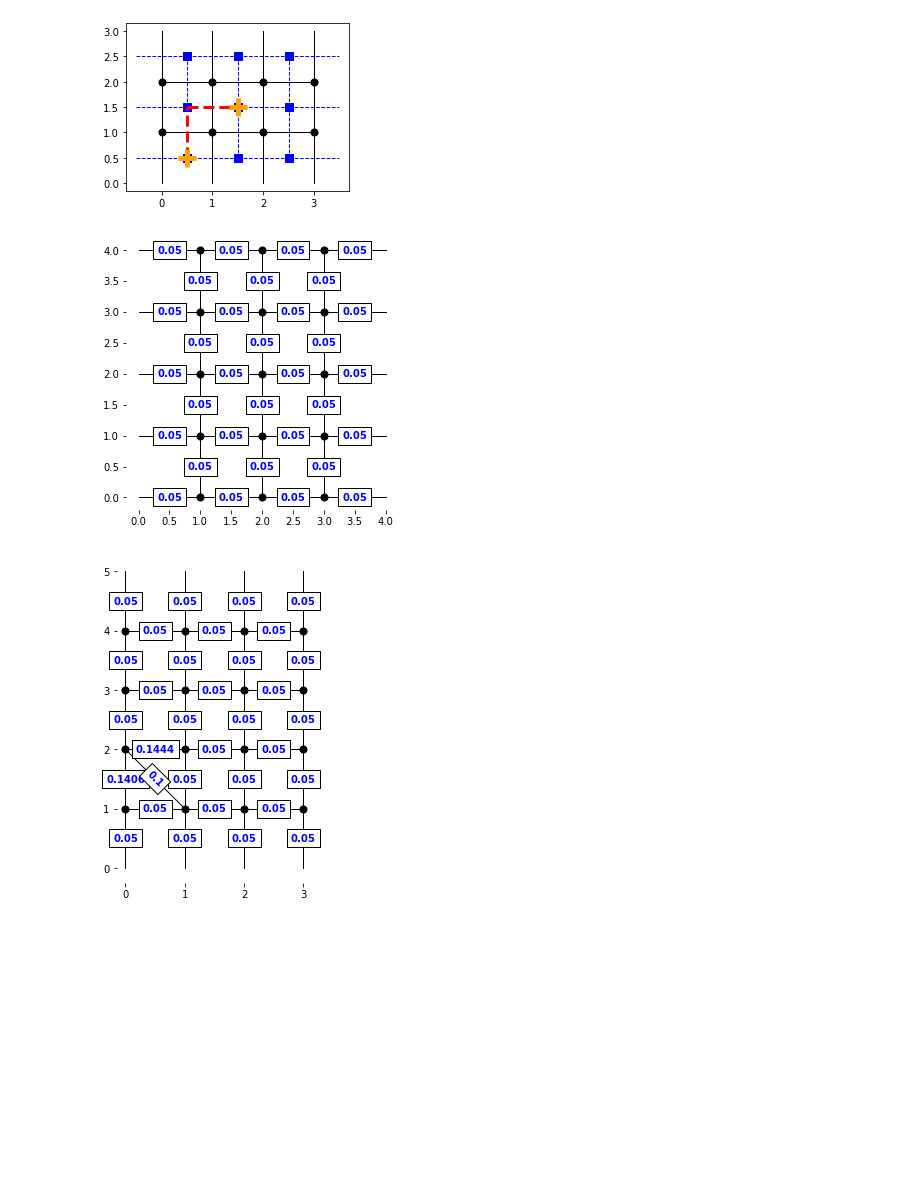
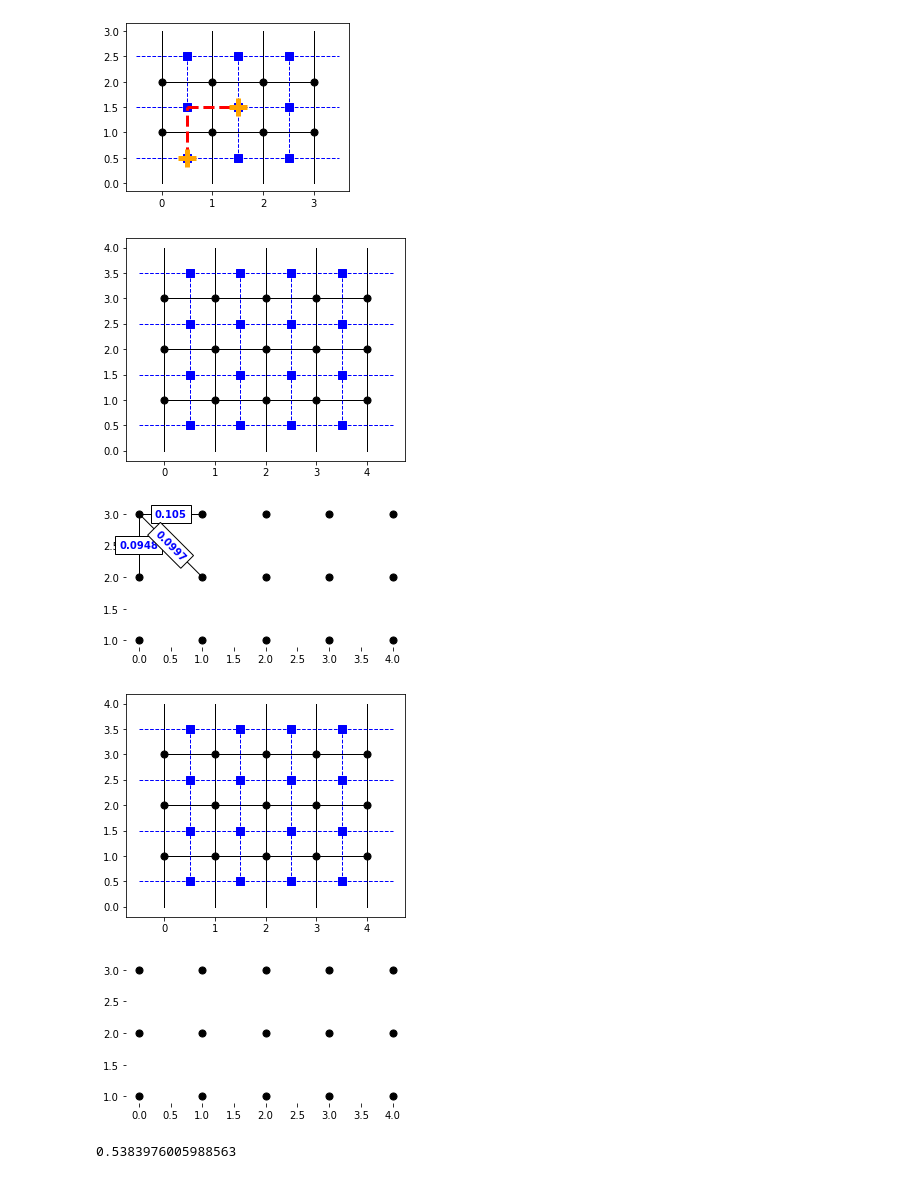
Before and after one commit to JulianZDing/PlanarCode, a Jupyter notebook: Photonic Planar Code Testing.ipynb, the cells around one changed output. Drawn from its saved outputs; the diff is of its cells as text; code cells hidden in the pictures; blank space fills up the shorter version.

```diff
--- a/Photonic Planar Code Testing.ipynb
+++ b/Photonic Planar Code Testing.ipynb
@@ -17,19 +17,30 @@ syndrome = lattice.measure_syndrome(debug=True)
 [figure]
 # %%
 L, W = (5, 5)
-pz=0.05
-px=0.05
-rz=0.02
-rx=0.02
+pz=0
+px=0
+rz=0.05
+rx=0.05
 # %%
-code = PhotonicPlanarCode(L, W, boundaries=np.array([0, 1], dtype=bool), pz=pz, px=px, rz=rz, rx=rx)
+code = PhotonicPlanarCode(L, W, pz=pz, px=px, rz=rz, rx=rx)
+plot_planar_code(code, plot_dual=True, show_errors=True, show_syndrome=True)
+failed = np.zeros(code.dual.shape, dtype=bool)
+failed[1,2] = True
+code.measure_syndrome(lattice=1, failed_sites=failed)
 plot_error_probabilities(code.primal)
-failed_sites = np.zeros(code.primal.shape, dtype=bool)
-failed_sites[1,1] = True
-code.measure_syndrome(failed_sites=failed_sites)
-plot_error_probabilities(code.dual)
+plot_planar_code(code, plot_dual=True, show_errors=True, show_syndrome=True)
+code.primal.reset_error_model()
+plot_error_probabilities(code.primal)
 # %% [output]
-[figure, old version]
+[figure, new version]
-[figure, old version]
+[figure, new version]
+[figure, added]
+[figure, added]
+# %%
+key = (0,1,1)
+CorrelatedPlanarLattice.dump_error(code.primal.heralded_p, key, 0.5)
+code.primal.heralded_p[key]
+# %% [output]
+0.5383976005988563
 # %%
 code.reset()
```
Also changed, not shown: parts of 1 cell of this notebook, 10 other files.
